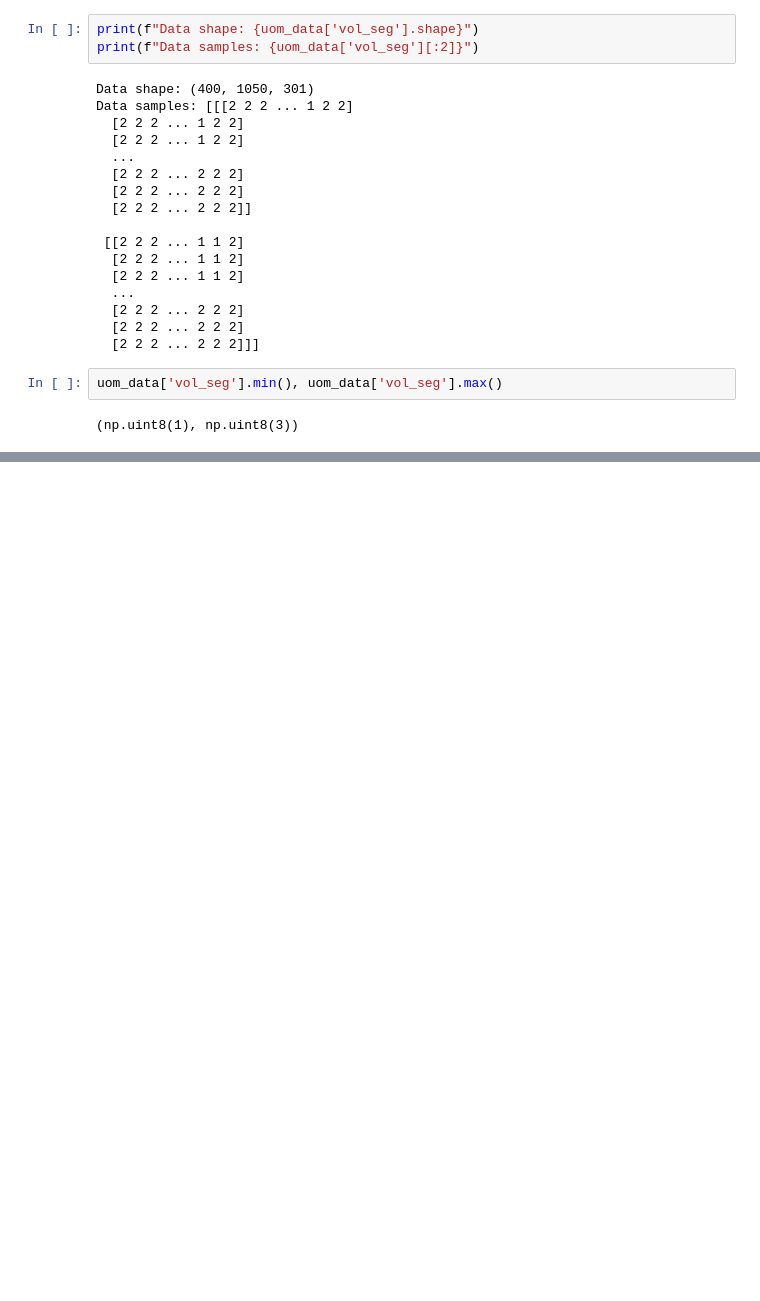
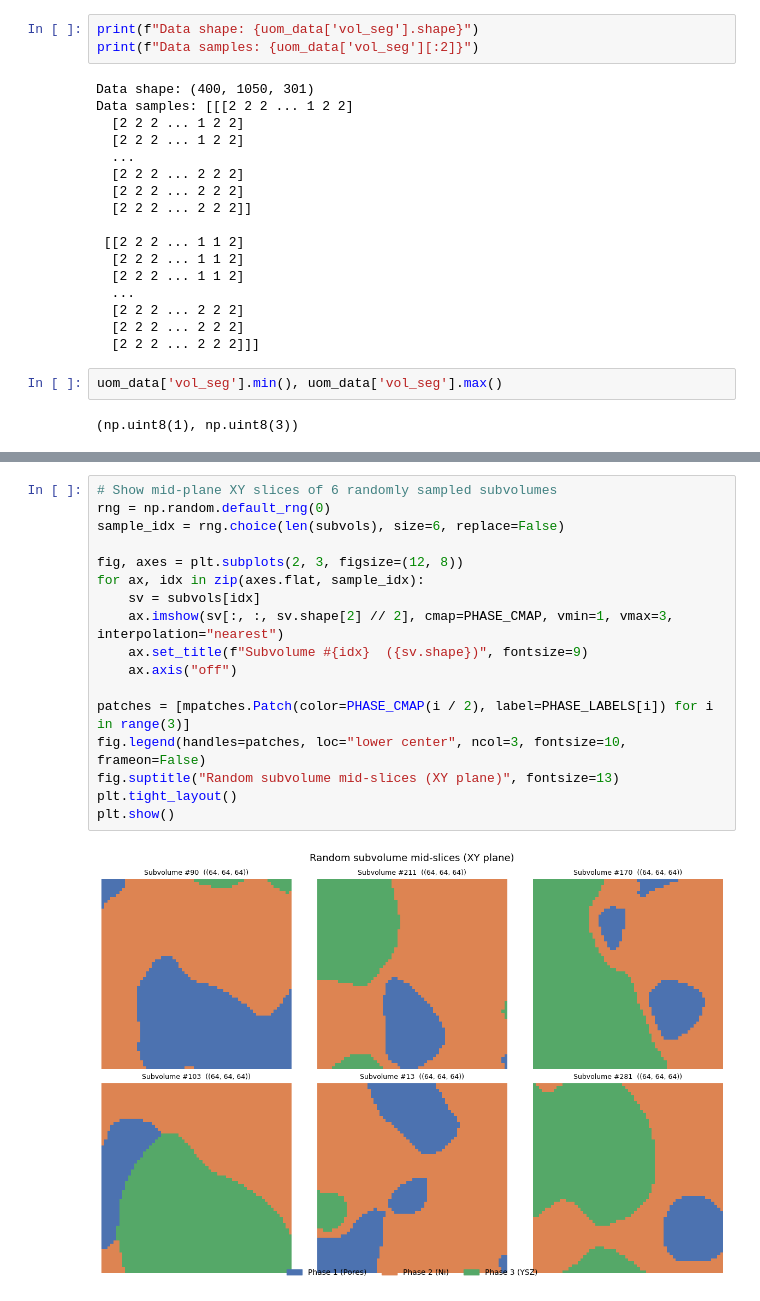
Before and after one commit to HAdi-Mohammadi1996/WGAN-SOC, a Jupyter notebook: notebooks/utils_test.ipynb, the cells around one changed output, grey strips where cells are left out. Drawn from its saved outputs; the diff is of its cells as text; blank space fills up the shorter version.

```diff
--- a/notebooks/utils_test.ipynb
+++ b/notebooks/utils_test.ipynb
@@ -110,0 +248,19 @@ vol_seg.min(), vol_seg.max()
+# %%
+# Show mid-plane XY slices of 6 randomly sampled subvolumes
+rng = np.random.default_rng(0)
+sample_idx = rng.choice(len(subvols), size=6, replace=False)
+
+fig, axes = plt.subplots(2, 3, figsize=(12, 8))
+for ax, idx in zip(axes.flat, sample_idx):
+    sv = subvols[idx]
+    ax.imshow(sv[:, :, sv.shape[2] // 2], cmap=PHASE_CMAP, vmin=1, vmax=3, interpolation="nearest")
+    ax.set_title(f"Subvolume #{idx}  ({sv.shape})", fontsize=9)
+    ax.axis("off")
+
+patches = [mpatches.Patch(color=PHASE_CMAP(i / 2), label=PHASE_LABELS[i]) for i in range(3)]
+fig.legend(handles=patches, loc="lower center", ncol=3, fontsize=10, frameon=False)
+fig.suptitle("Random subvolume mid-slices (XY plane)", fontsize=13)
+plt.tight_layout()
+plt.show()
+# %% [output]
+[figure, added]
```
Also changed, not shown: parts of 10 cells of this notebook, 1 other file.
